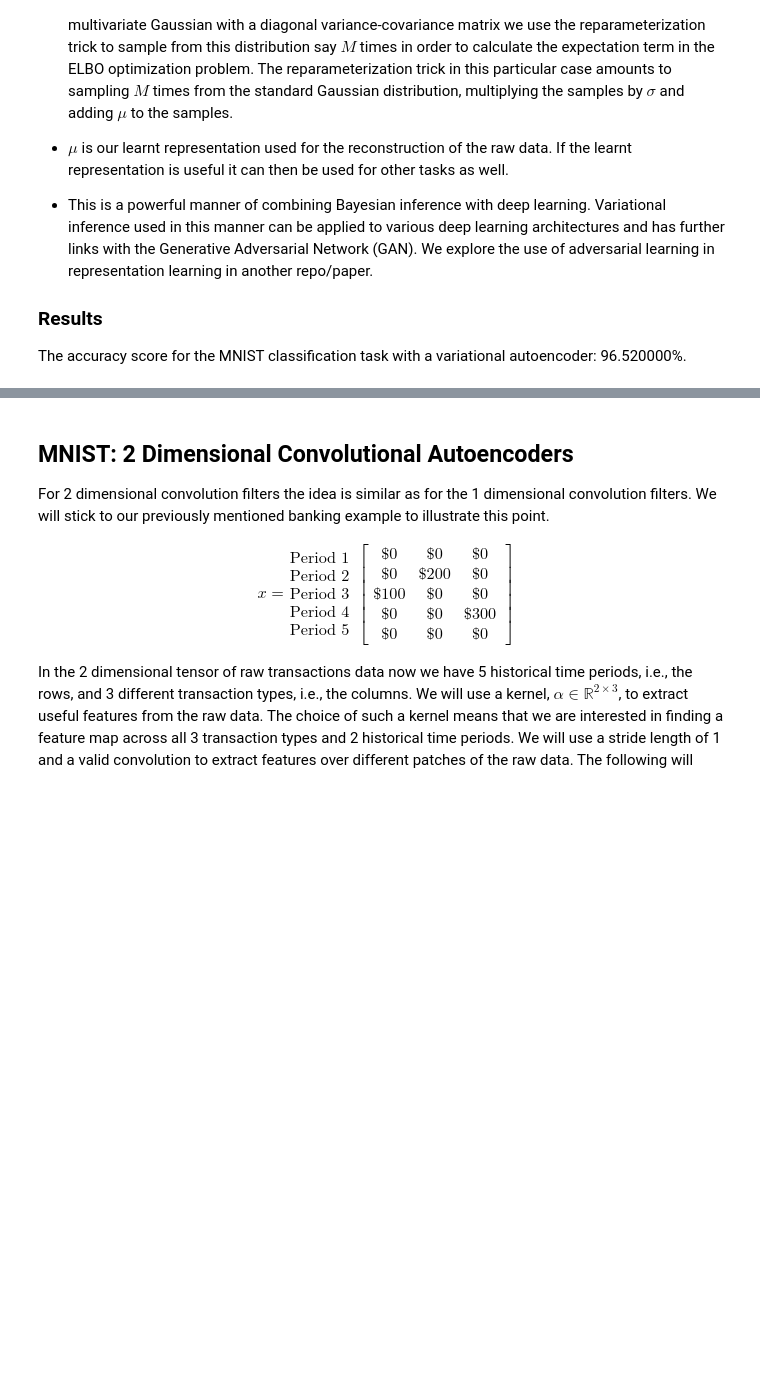
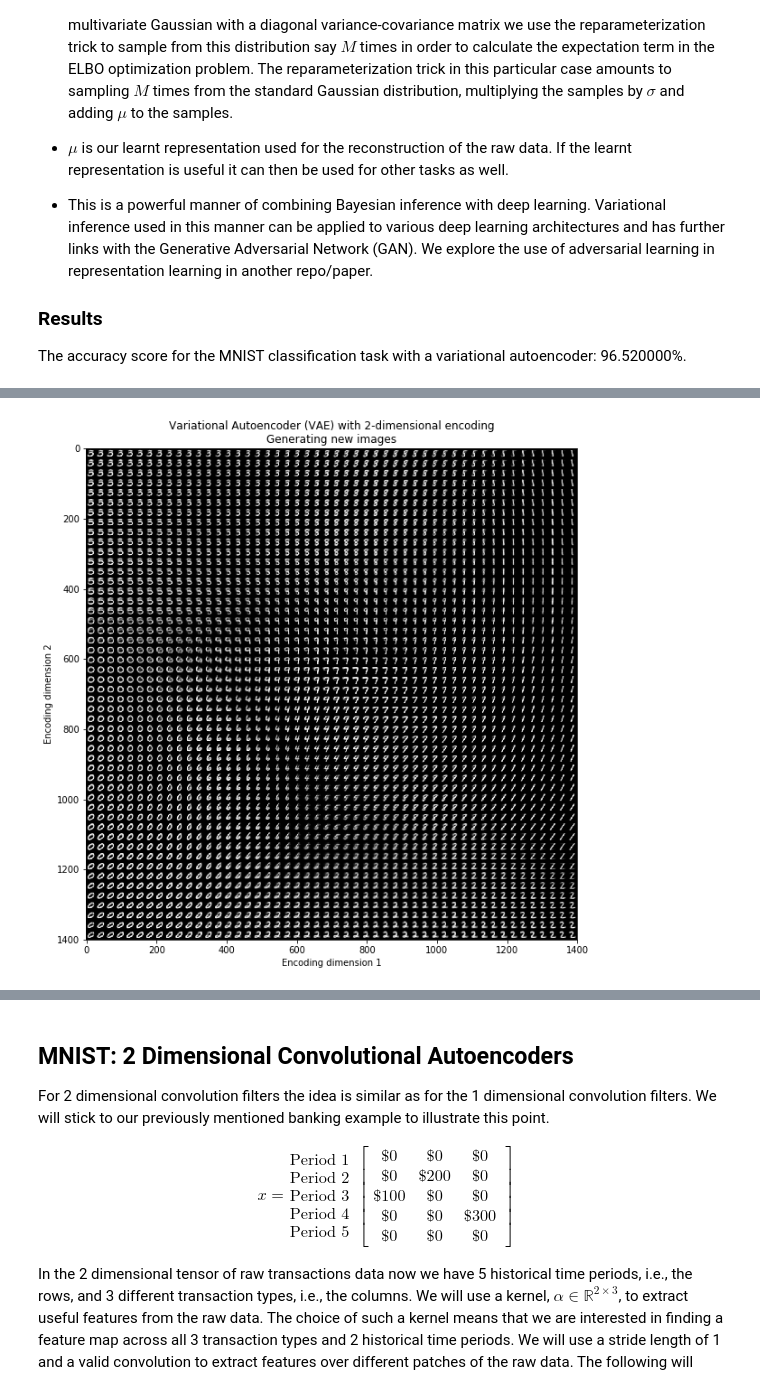
Before and after one commit to hamaadshah/autoencoders_pytorch, a Jupyter notebook: Python/autoencoders.ipynb, the cells around one changed output, grey strips where cells are left out. Saved outputs shown, nothing was run; the diff lists cells and outputs as text; code cells hidden in the pictures; blank space fills up the shorter version.

```diff
--- a/Python/autoencoders.ipynb
+++ b/Python/autoencoders.ipynb
@@ -1142,0 +1233,36 @@ for epoch in range(num_epochs):
+# %%
+with no_grad():
+    sample = torch.randn(64, 2).cuda()
+    sample = model.decoder(sample).cpu()
+    save_image(sample.view(64, 1, 28, 28), "gen_image.png")
+# %%
+n = 50
+grid_x = norm.ppf(np.linspace(0.05, 0.95, n))
+grid_y = norm.ppf(np.linspace(0.05, 0.95, n))
+out_ls = []
+
+for i, xi in enumerate(grid_x):
+    for j, yi in enumerate(grid_y):
+        out_ls.append(np.array([[i, j]]))
+
+with no_grad():
+    sample = model.decoder(torch.from_numpy(np.vstack(out_ls)).float().cuda()).cpu()
+    save_image(sample.view(n**2, 1, 28, 28), "gen_image.png")
+
+sample = sample.view(n**2, 1, 28, 28)
+# %%
+figure = np.zeros((digit_size * n, digit_size * n))
+
+for i, xi in enumerate(grid_x):
+    for j, yi in enumerate(grid_y):
+        figure[i * digit_size: (i + 1) * digit_size, j * digit_size: (j + 1) * digit_size] = sample[(i * n) + j, 0, :, :].view(28, 28).numpy()
+
+plt.figure(figsize=(10, 10))
+plt.imshow(figure, cmap="Greys_r")
+plt.title("Variational Autoencoder (VAE) with 2-dimensional encoding\nGenerating new images")
+plt.xlabel("Encoding dimension 1")
+plt.ylabel("Encoding dimension 2")
+plt.savefig(fname="VAE_Generated_Images.png")
+plt.show()
+# %% [output]
+[figure, added]
```
Also changed, not shown: parts of 11 cells of this notebook, 3 other files.
